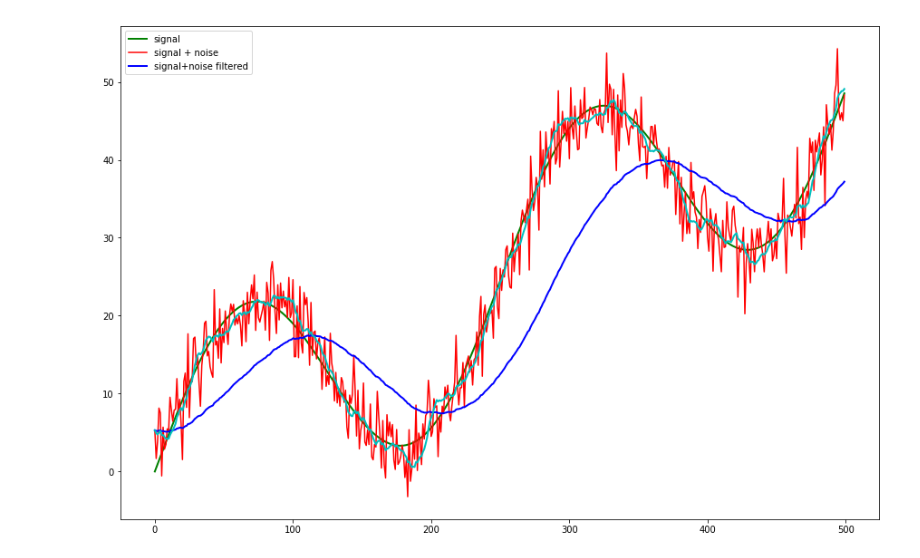
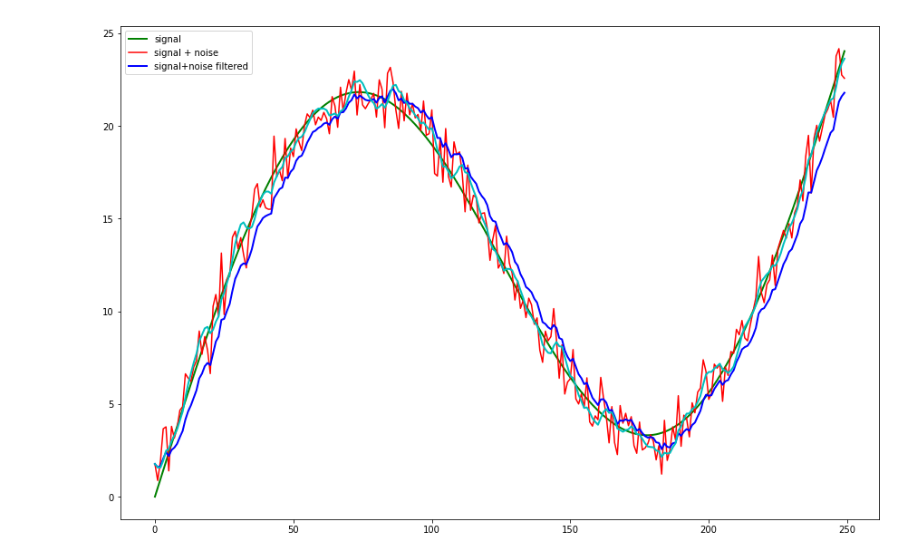
Before and after one commit to Pavel-V/Adaptive_Forecasting, a Jupyter notebook: Adaptive_filters.ipynb, the cells around one changed output. Cells and saved outputs as stored; diff of their text form; code cells hidden in the pictures.

```diff
--- a/Adaptive_filters.ipynb
+++ b/Adaptive_filters.ipynb
@@ -7,42 +7,42 @@ import numpy as np
 np.random.seed(0)
 
 amplitude = 0
-t = 500
+t = 250
 random.seed()
 times = np.arange(t)
 noise = np.random.randn(t)
-signal = 15 * np.sin(times * 0.025) + times / 10
+signal = 15 * np.sin(times * 0.025) + 1 * times / 10
 
-signal_noise = signal + 3 * noise
+signal_noise = signal + 1 * noise
 
 signal_filtered_1 = np.zeros(t)
-a_1 = 0.02
+a_1 = 0.2
 signal_filtered_1[0] = signal_noise[0]
 
 signal_filtered_2_1 = np.zeros(t)
 signal_filtered_2_2 = np.zeros(t)
 signal_filtered_2_1[0] = signal_noise[0]
 signal_filtered_2_2[0] = 0
-a_2_1 = 0.1
-a_2_2 = 0.25
+a_2_1 = 0.2
+a_2_2 = 0.6
 
 for i in range(1, t):
     signal_filtered_1[i] = a_1 * signal_noise[i] + (1.0 - a_1) * signal_filtered_1[i - 1]
 
     signal_filtered_2_1[i] = a_2_1 * signal_noise[i]+ (1.0 - a_2_1) * (signal_filtered_2_1[i - 1] + signal_filtered_2_2[i - 1])
     signal_filtered_2_2[i] = a_2_2 * (signal_filtered_2_1[i] - signal_filtered_2_1[i - 1]) + (1.0 - a_2_2) * signal_filtered_2_2[i - 1]
 
 
 plt.plot(times, signal, color='g', linewidth = 2)
 plt.plot(times, signal_noise, color='r')
 plt.plot(times, signal_filtered_1, color='b', linewidth = 2)
 plt.plot(times, signal_filtered_2_1, color='c', linewidth = 2)
 #plt.plot(times, signal_filtered_2_2, color='m', linewidth = 2)
 
 plt.legend(['signal', 'signal + noise', 'signal+noise filtered'])
 
 plt.show()
 
 plt.rcParams["figure.figsize"] = [15, 10]
 # %% [output]
-[figure, old version]
+[figure, new version]
```
Also changed, not shown: parts of 1 cell of this notebook.
